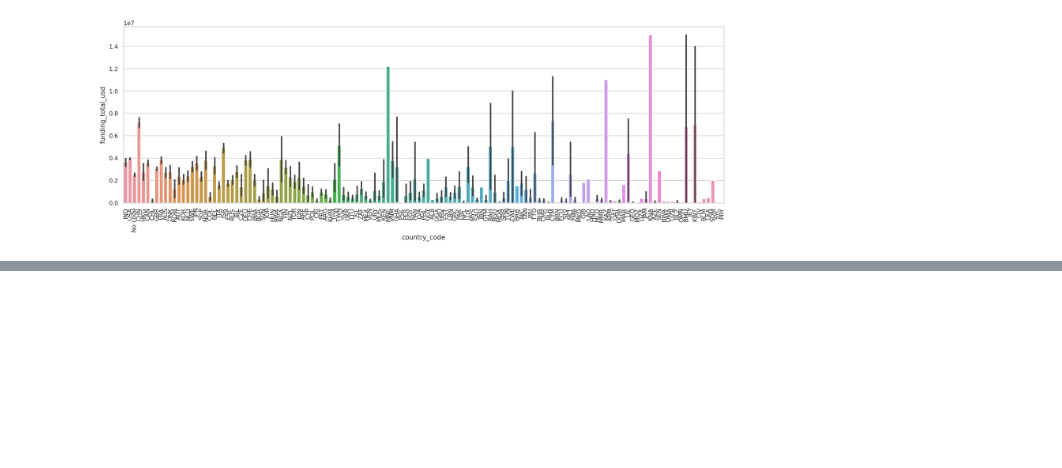
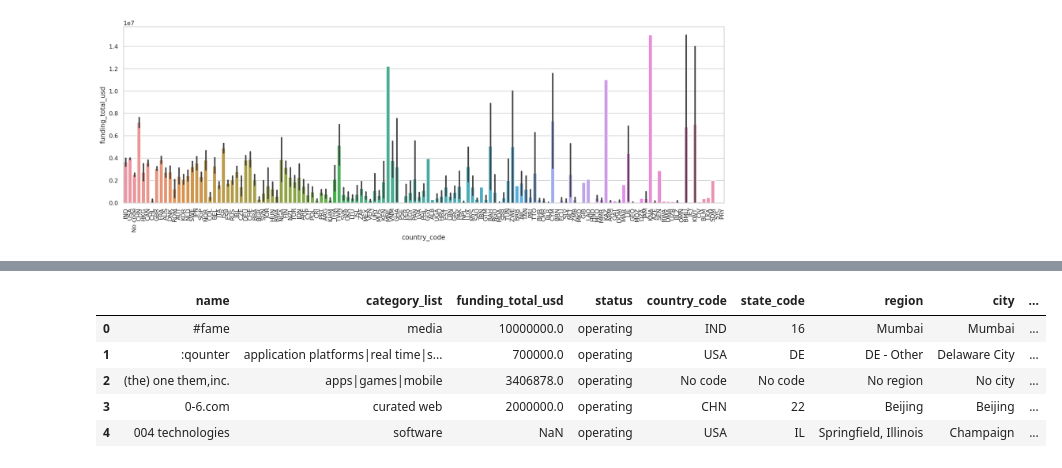
Before and after one commit to NileshCT/EDA_PROJECT, a Jupyter notebook: EDA_Project.ipynb, the cells around one changed output, grey strips where cells are left out. Saved outputs shown, nothing was run; the diff lists cells and outputs as text; code cells hidden in the pictures; blank space fills up the shorter version.

```diff
--- a/EDA_Project.ipynb
+++ b/EDA_Project.ipynb
@@ -606,0 +683,11 @@ plt.xticks(rotation=90)
+# %%
+#Lets remove the stopwords from category_list column.
+info['category_list'] = info['category_list'].apply(stopwords)
+info.head()
+# %% [output]
+|  | name | category_list | funding_total_usd | status | country_code | state_code | region | city | ... |
+| 0 | #fame | media | 10000000.0 | operating | IND | 16 | Mumbai | Mumbai | ... |
+| 1 | :qounter | application platforms|real time|s... | 700000.0 | operating | USA | DE | DE - Other | Delaware City | ... |
+| 2 | (the) one them,inc. | apps|games|mobile | 3406878.0 | operating | No code | No code | No region | No city | ... |
+| 3 | 0-6.com | curated web | 2000000.0 | operating | CHN | 22 | Beijing | Beijing | ... |
+| 4 | 004 technologies | software | NaN | operating | USA | IL | Springfield, Illinois | Champaign | ... |
```
Also changed, not shown: parts of 31 cells of this notebook.
